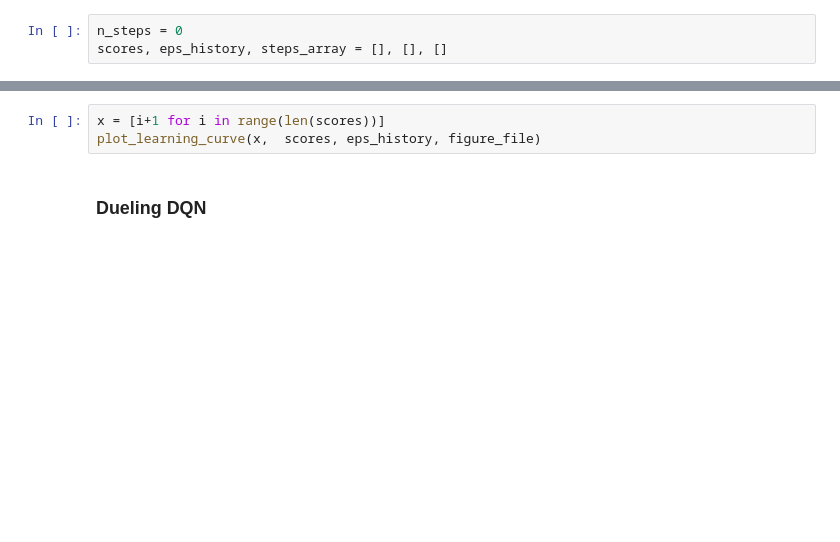
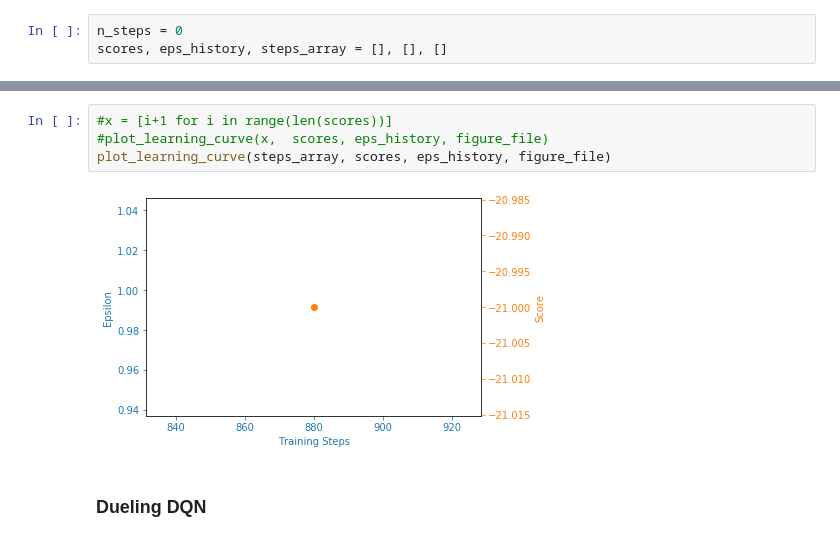
Before and after one commit to chrisjcc/DataInsight, a Jupyter notebook: Reinforcement_Learning/OpenAI_Gym_PongNoFrameskip-v4.ipynb, the cells around one changed output, grey strips where cells are left out. Cells and saved outputs as stored; diff of their text form; blank space fills up the shorter version.

```diff
--- a/Reinforcement_Learning/OpenAI_Gym_PongNoFrameskip-v4.ipynb
+++ b/Reinforcement_Learning/OpenAI_Gym_PongNoFrameskip-v4.ipynb
@@ -168,6 +179,9 @@ for i in range(n_games):
 # %%
-x = [i+1 for i in range(len(scores))]
-plot_learning_curve(x,  scores, eps_history, figure_file)
+#x = [i+1 for i in range(len(scores))]
+#plot_learning_curve(x,  scores, eps_history, figure_file)
+plot_learning_curve(steps_array, scores, eps_history, figure_file)
+# %% [output]
+[figure, added]
 # %% [markdown]
 ### Dueling DQN
 # %%
```
Also changed, not shown: parts of 8 cells of this notebook.
